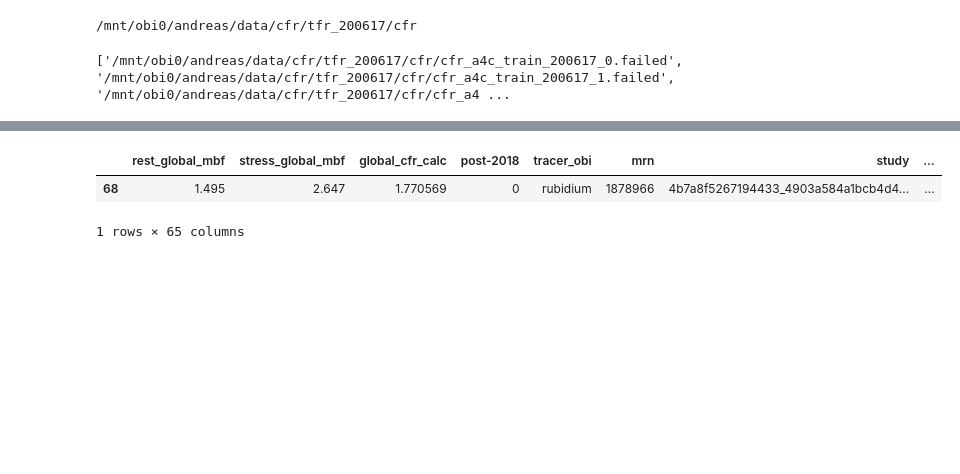
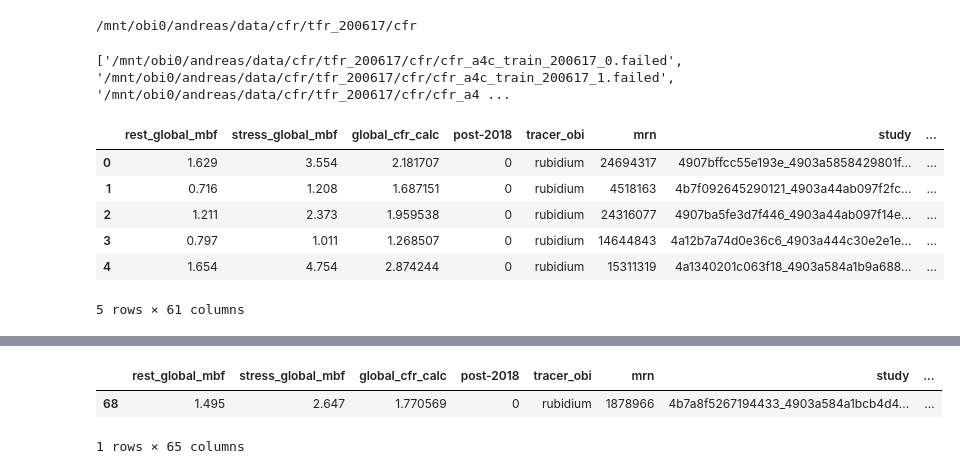
Before and after one commit to awerdich/werdich-cfr, a Jupyter notebook: notebooks/tfr_data_train_summary.ipynb, the cells around one changed output, grey strips where cells are left out. Cells and saved outputs as stored; diff of their text form; code cells hidden in the pictures; blank space fills up the shorter version.

```diff
--- a/notebooks/tfr_data_train_summary.ipynb
+++ b/notebooks/tfr_data_train_summary.ipynb
@@ -36,6 +36,16 @@ test_failed_files = [file.replace('.parquet', '.failed') for file in test_files]
 print(train_failed_files)
 # %% [output]
 ['/mnt/obi0/andreas/data/cfr/tfr_200617/cfr/cfr_a4c_train_200617_0.failed', '/mnt/obi0/andreas/data/cfr/tfr_200617/cfr/cfr_a4c_train_200617_1.failed', '/mnt/obi0/andreas/data/cfr/tfr_200617/cfr/cfr_a4 ...
+# %%
+tf_failed_data.head()
+# %% [output]
+|  | rest_global_mbf | stress_global_mbf | global_cfr_calc | post-2018 | tracer_obi | mrn | study | ... |
+| 0 | 1.629 | 3.554 | 2.181707 | 0 | rubidium | 24694317 | 4907bffcc55e193e_4903a5858429801f... | ... |
+| 1 | 0.716 | 1.208 | 1.687151 | 0 | rubidium | 4518163 | 4b7f092645290121_4903a44ab097f2fc... | ... |
+| 2 | 1.211 | 2.373 | 1.959538 | 0 | rubidium | 24316077 | 4907ba5fe3d7f446_4903a44ab097f14e... | ... |
+| 3 | 0.797 | 1.011 | 1.268507 | 0 | rubidium | 14644843 | 4a12b7a74d0e36c6_4903a444c30e2e1e... | ... |
+| 4 | 1.654 | 4.754 | 2.874244 | 0 | rubidium | 15311319 | 4a1340201c063f18_4903a584a1b9a688... | ... |
+5 rows × 61 columns
 # %%
 train_df = pd.concat([pd.read_parquet(file) for file in train_files])
 eval_df = pd.concat([pd.read_parquet(file) for file in eval_files])
```
Also changed, not shown: parts of 19 cells of this notebook.
